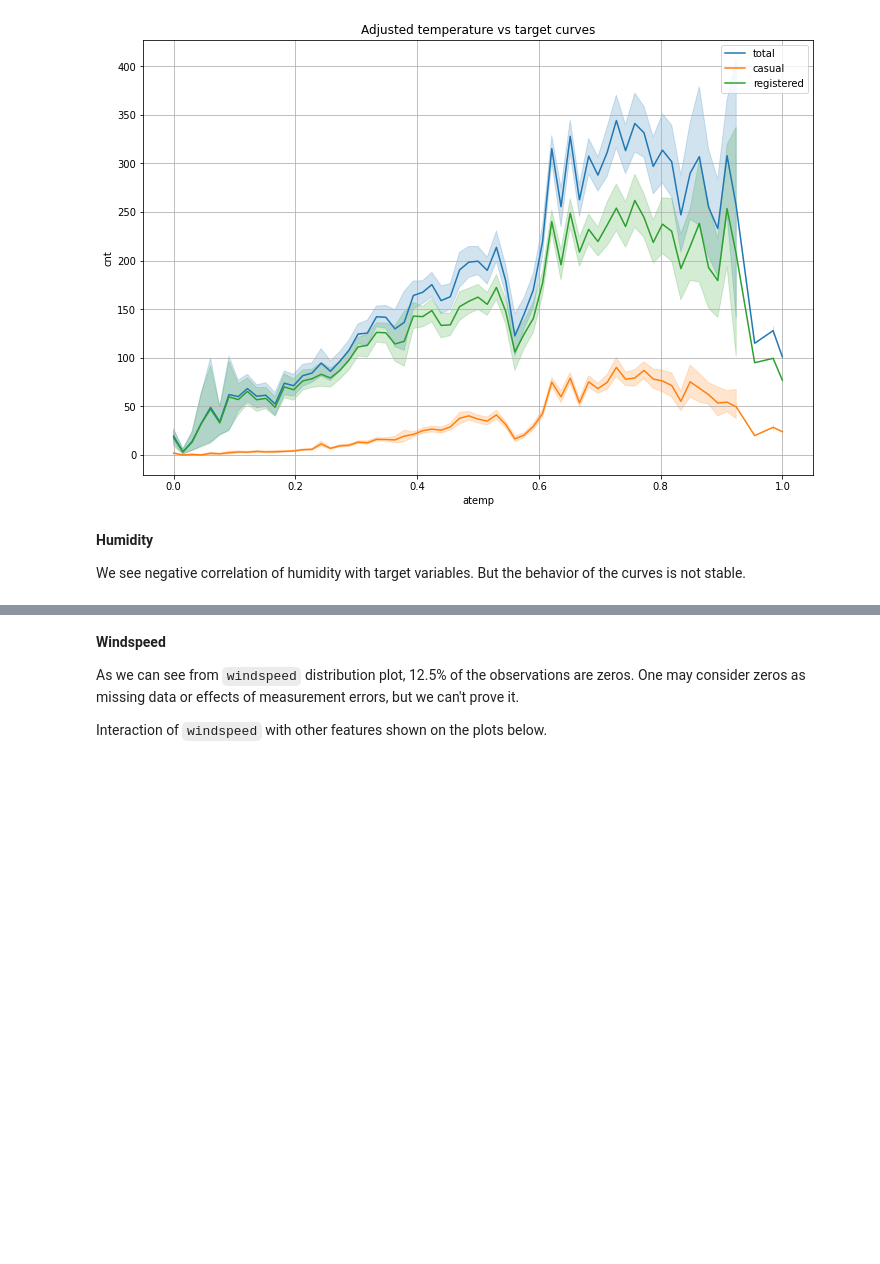
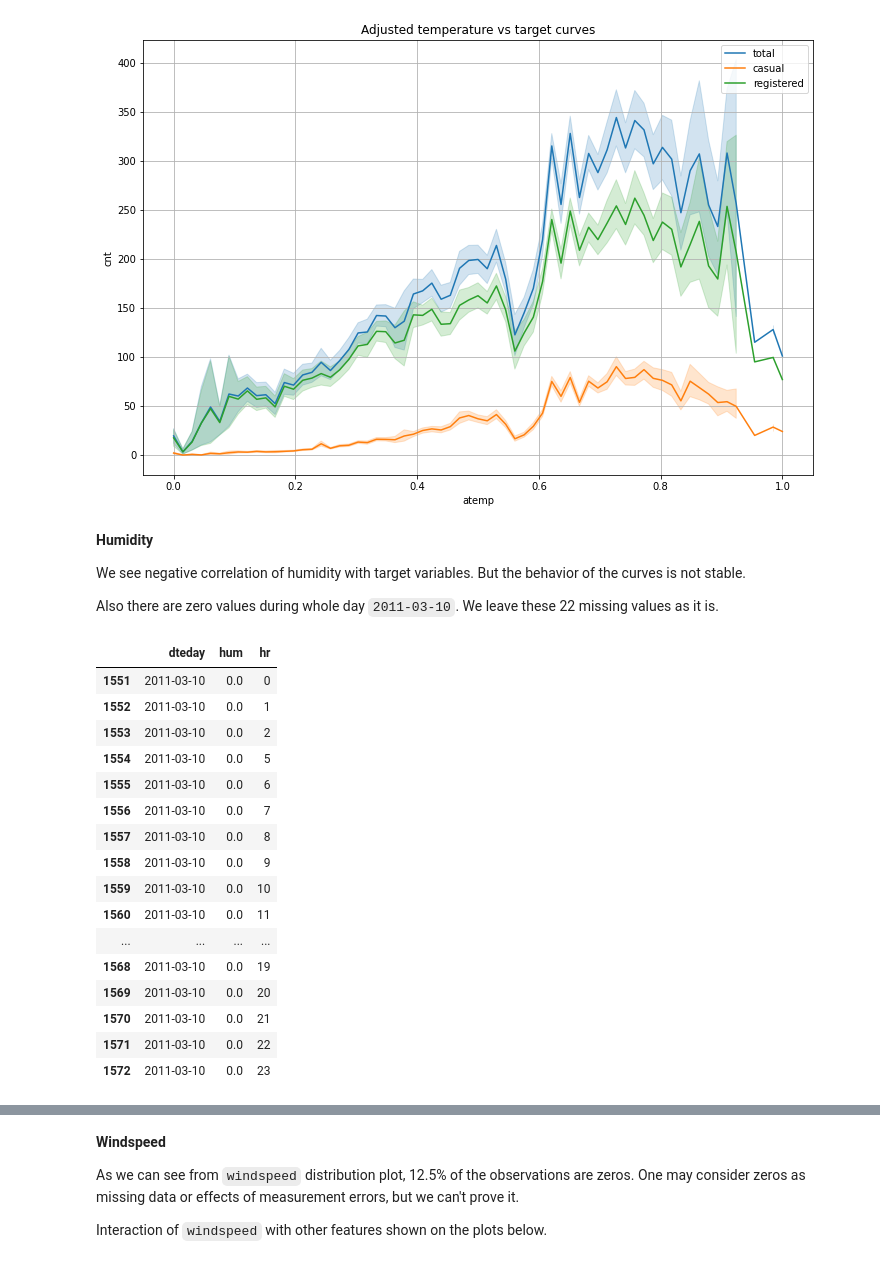
Before and after one commit to valeriich/midterm-project, a Jupyter notebook: model_development.ipynb, the cells around one changed output, grey strips where cells are left out. Drawn from its saved outputs; the diff is of its cells as text; code cells hidden in the pictures; blank space fills up the shorter version.

```diff
--- a/model_development.ipynb
+++ b/model_development.ipynb
@@ -500,6 +501,28 @@ plt.legend();
 **Humidity**
 
 We see negative correlation of humidity with target variables. But the behavior of the curves is not stable.
+
+Also there are zero values during whole day `2011-03-10`. We leave these 22 missing values as it is.
+# %%
+data.loc[data.hum == 0, ['dteday', 'hum', 'hr']]
+# %% [output]
+|  | dteday | hum | hr |
+| 1551 | 2011-03-10 | 0.0 | 0 |
+| 1552 | 2011-03-10 | 0.0 | 1 |
+| 1553 | 2011-03-10 | 0.0 | 2 |
+| 1554 | 2011-03-10 | 0.0 | 5 |
+| 1555 | 2011-03-10 | 0.0 | 6 |
+| 1556 | 2011-03-10 | 0.0 | 7 |
+| 1557 | 2011-03-10 | 0.0 | 8 |
+| 1558 | 2011-03-10 | 0.0 | 9 |
+| 1559 | 2011-03-10 | 0.0 | 10 |
+| 1560 | 2011-03-10 | 0.0 | 11 |
+| ... | ... | ... | ... |
+| 1568 | 2011-03-10 | 0.0 | 19 |
+| 1569 | 2011-03-10 | 0.0 | 20 |
+| 1570 | 2011-03-10 | 0.0 | 21 |
+| 1571 | 2011-03-10 | 0.0 | 22 |
+| 1572 | 2011-03-10 | 0.0 | 23 |
 # %%
 fig = plt.figure(figsize=(12, 8))
 sns.lineplot(data=data, x='hum', y='cnt', label='total')
```
Also changed, not shown: parts of 6 cells of this notebook, 1 other file.
